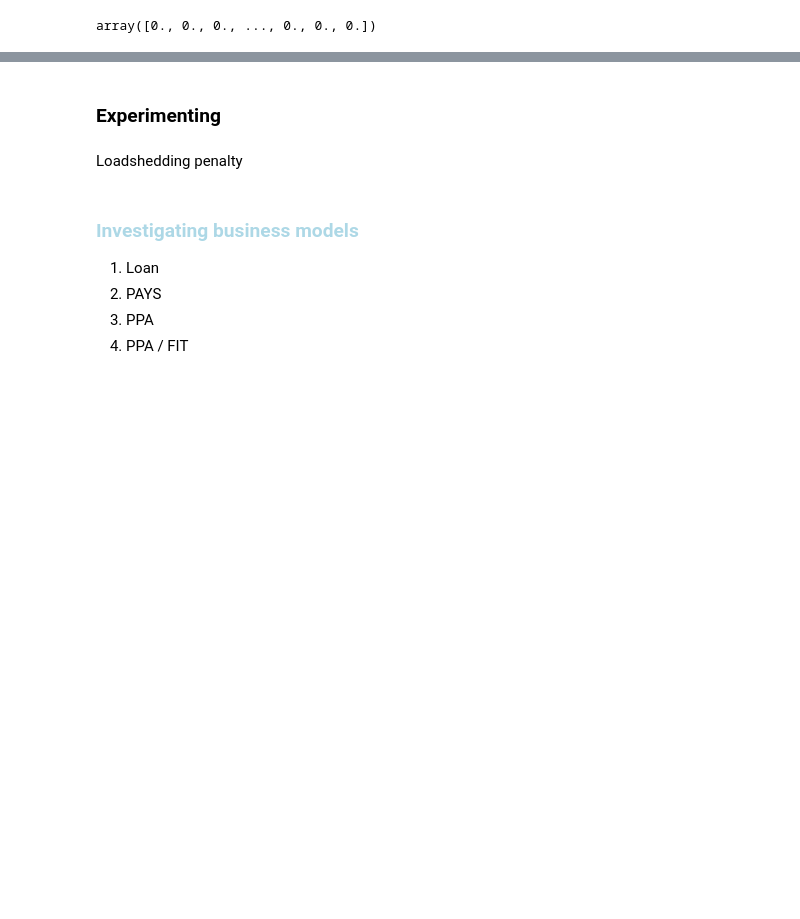
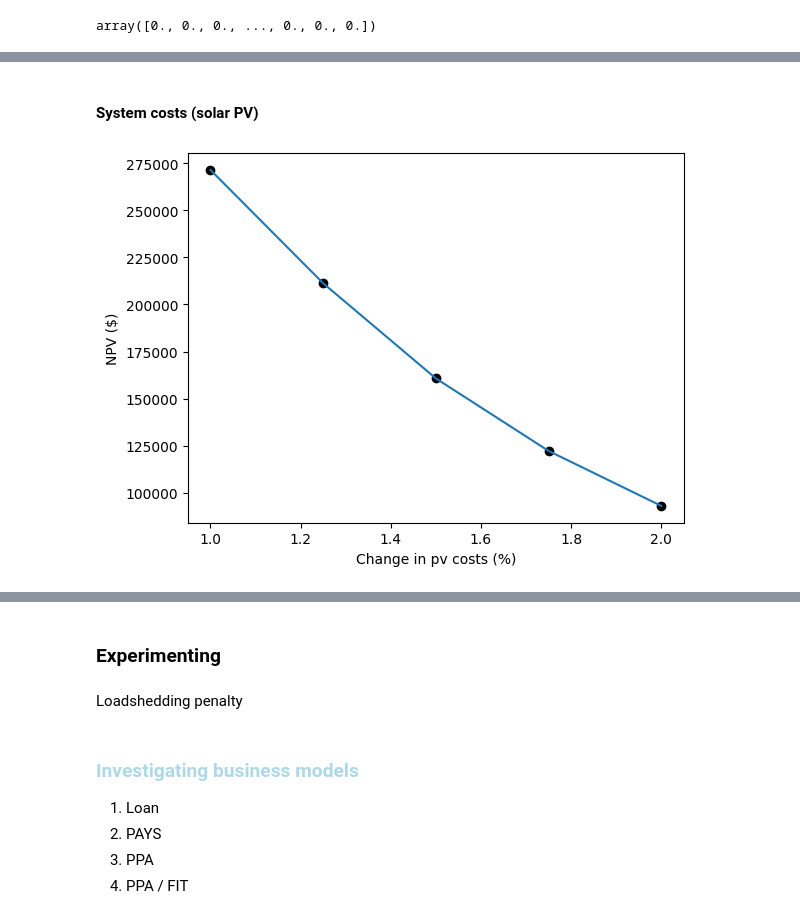
Before and after one commit to ChullEPG/solar_storage_sizing_optimization, a Jupyter notebook: run_model.ipynb, the cells around one changed output, grey strips where cells are left out. Saved outputs shown, nothing was run; the diff lists cells and outputs as text; code cells hidden in the pictures; blank space fills up the shorter version.

```diff
--- a/run_model.ipynb
+++ b/run_model.ipynb
@@ -962,0 +1094,42 @@ TypeError: generate_loadshedding_schedule() missing 1 required positional argume
+# %% [markdown]
+#### System costs (solar PV)
+# %%
+#for loop between 0 and 100 stepping by 10
+# Constrain PV and Battery Capacities to be between 1 and 100 kW and kWh respectively
+bounds = [(0.1,1000), (0.1,1000)]
+
+initial_guess = [20, 20]
+
+# cp_sensitivity_npv_vals = []
+
+pv_cost_sensitivity_values = []
+
+# # make a list of carbon prices from 0 to 100 stepping by 10
+# carbon_prices = np.arange(0, 100, 10)
+
+pv_cost_sensitivity_factors = [2.0, 1.75, 1.5, 1.25, 1.0]
+
+for factor in pv_cost_sensitivity_factors:
+
+    a['pv_cost_per_kw'] = pv_cost_per_kw * factor
+
+    # Optimize
+    result = minimize(optimization.objective_function_with_solar_and_battery_degradation_loan, x0 = initial_guess, args = (a,), bounds=bounds, method='SLSQP')
+
+    # Extract the optimal capacity
+    optimal_pv_capacity = result.x[0]
+    optimal_battery_capacity = result.x[1]
+
+    max_npv = result.fun
+
+    pv_cost_sensitivity_values.append(-max_npv)
+
+plt.plot(pv_cost_sensitivity_factors, pv_cost_sensitivity_values)
+plt.xlabel("Change in pv costs (%)")
+plt.ylabel("NPV ($)")
+#put a dot on each point
+plt.scatter(pv_cost_sensitivity_factors, pv_cost_sensitivity_values, color = 'black')
+plt.savefig("figures/pv_cost_sensitivity.png")
+plt.show()
+# %% [output]
+[figure, added]
```
Also changed, not shown: parts of 30 cells of this notebook, 6 other files.
